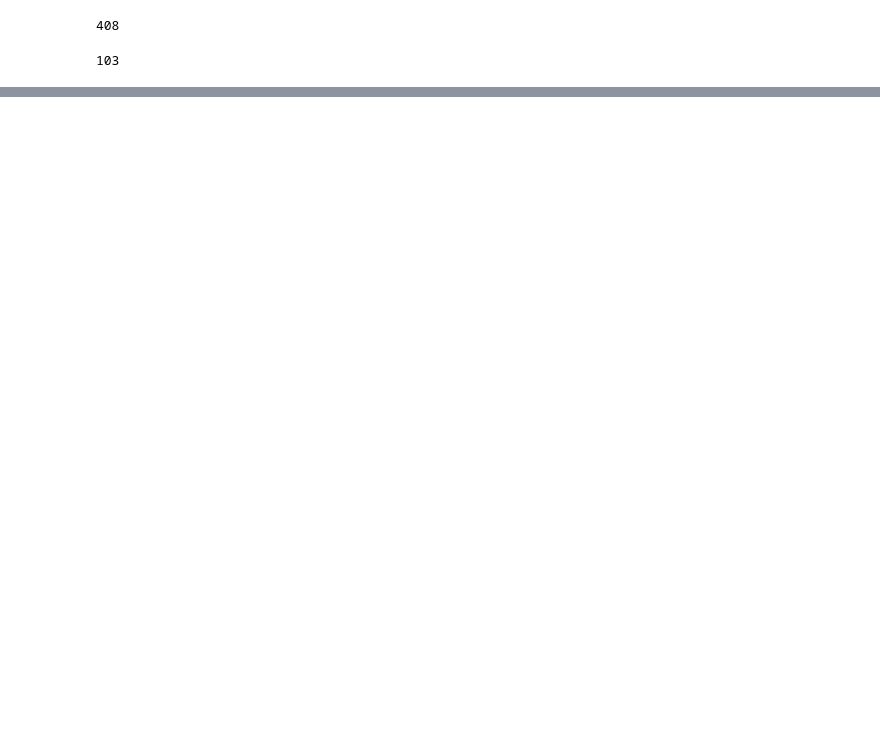
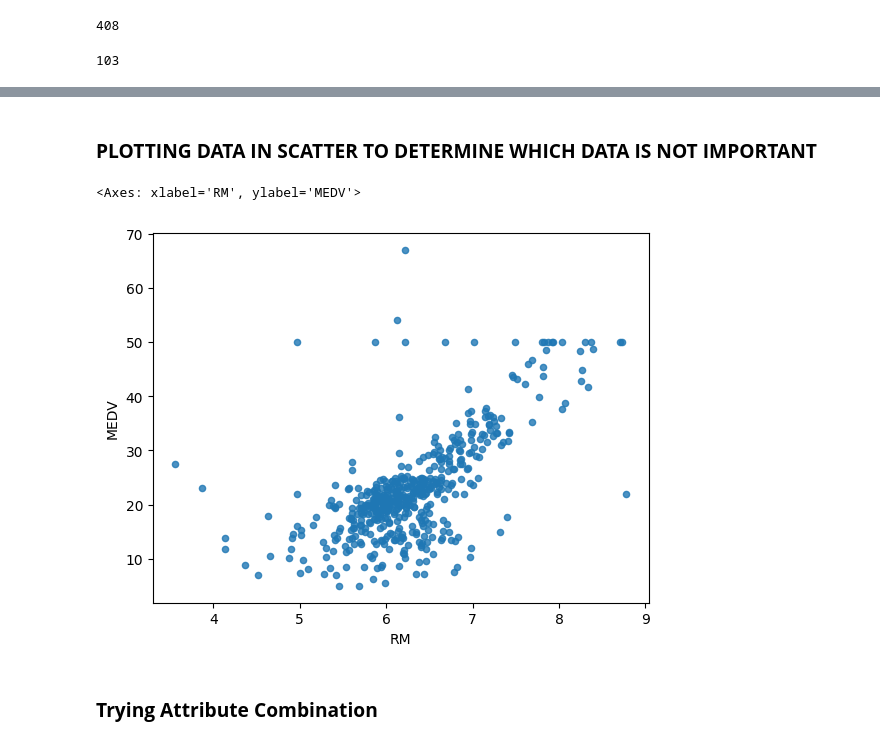
Before and after one commit to frankuard/Training-Model-for-Real-Estate-Data, a Jupyter notebook: main.ipynb, the cells around one changed output, grey strips where cells are left out. Drawn from its saved outputs; the diff is of its cells as text; code cells hidden in the pictures; blank space fills up the shorter version.

```diff
--- a/main.ipynb
+++ b/main.ipynb
@@ -136,0 +184,9 @@ len(X_test)
+# %% [markdown]
+### **PLOTTING DATA IN SCATTER TO DETERMINE WHICH DATA IS NOT IMPORTANT**
+# %%
+housing.plot(kind="scatter", x="RM", y="MEDV", alpha=0.8)
+# %% [output]
+<Axes: xlabel='RM', ylabel='MEDV'>
+[figure, added]
+# %% [markdown]
+### **Trying Attribute Combination**
```
Also changed, not shown: parts of 11 cells of this notebook.
